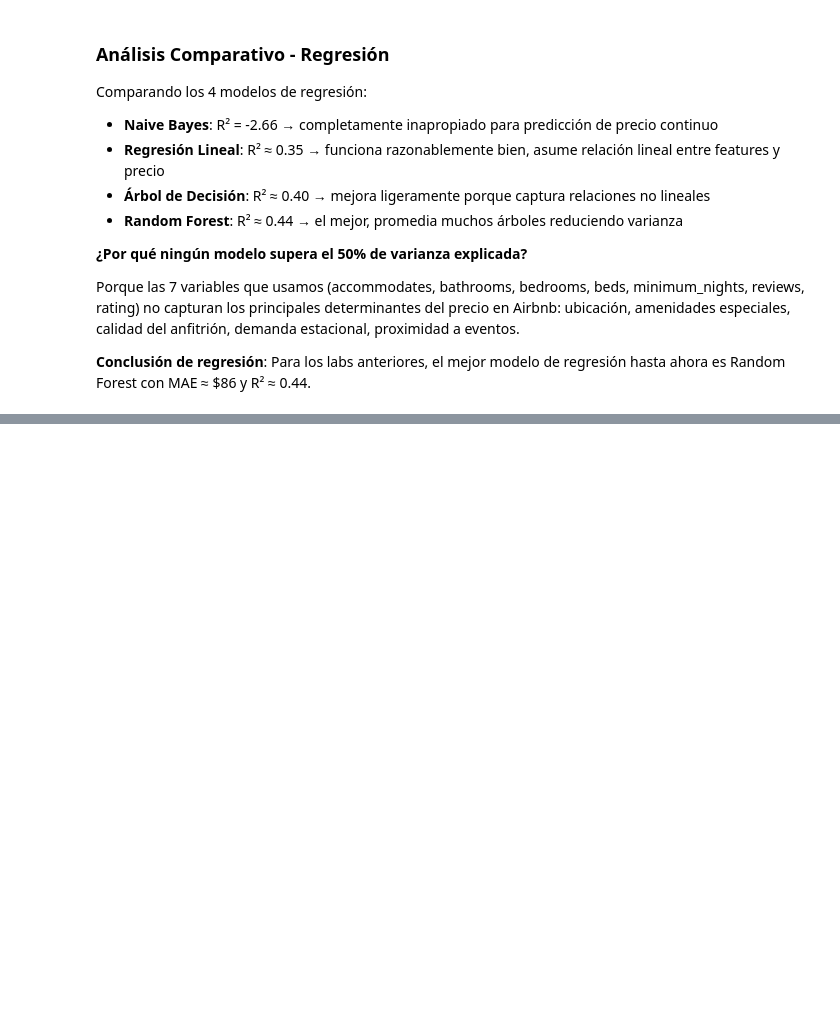
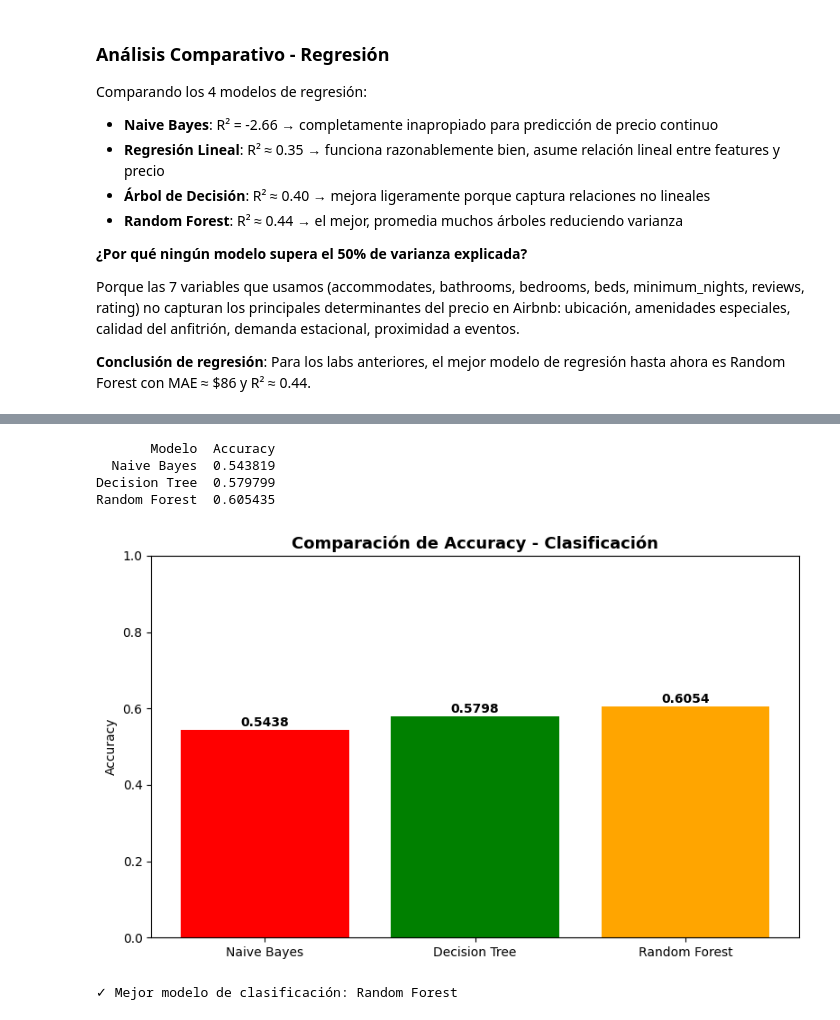
Before and after one commit to MiltonPolanco/Laboratorio05-Bayes-Ingenuo, a Jupyter notebook: lab05.ipynb, the cells around one changed output, grey strips where cells are left out. Saved outputs shown, nothing was run; the diff lists cells and outputs as text; code cells hidden in the pictures; blank space fills up the shorter version.

Commit message:
Comparacion con otros modelos y Analisis final

```diff
--- a/lab05.ipynb
+++ b/lab05.ipynb
@@ -610,0 +607,10 @@ Porque las 7 variables que usamos (accommodates, bathrooms, bedrooms, beds, mini
+# %%
+from sklearn.tree import DecisionTreeClassifier
+
+modelo_dt_clf = DecisionTreeClassifier(max_depth=4, random_state=42)
+modelo_dt_clf.fit(X_train, y_train)
+y_pred_dt_clf = modelo_dt_clf.predict(X_test)
+acc_dt_clf = accuracy_score(y_test, y_pred_dt_clf)
+
+print(f"Decision Tree Classifier - Accuracy: {acc_dt_clf:.4f}")
+print(classification_report(y_test, y_pred_dt_clf, target_names=['barata','media','cara']))
@@ -610,0 +628,10 @@ Porque las 7 variables que usamos (accommodates, bathrooms, bedrooms, beds, mini
+# %%
+from sklearn.ensemble import RandomForestClassifier
+
+modelo_rf_clf = RandomForestClassifier(n_estimators=100, max_depth=10, random_state=42)
+modelo_rf_clf.fit(X_train, y_train)
+y_pred_rf_clf = modelo_rf_clf.predict(X_test)
+acc_rf_clf = accuracy_score(y_test, y_pred_rf_clf)
+
+print(f"Random Forest Classifier - Accuracy: {acc_rf_clf:.4f}")
+print(classification_report(y_test, y_pred_rf_clf, target_names=['barata','media','cara']))
@@ -610,0 +649,29 @@ Porque las 7 variables que usamos (accommodates, bathrooms, bedrooms, beds, mini
+# %%
+acc_test = accuracy_score(y_test, pred_nb)
+
+comparacion_clf = pd.DataFrame({
+    'Modelo': ['Naive Bayes', 'Decision Tree', 'Random Forest'],
+    'Accuracy': [acc_test, acc_dt_clf, acc_rf_clf]
+})
+print(comparacion_clf.to_string(index=False))
+
+plt.figure(figsize=(8, 5))
+colores = ['red', 'green', 'orange']
+plt.bar(comparacion_clf['Modelo'], comparacion_clf['Accuracy'], color=colores)
+plt.title('Comparación de Accuracy - Clasificación', fontsize=13, fontweight='bold')
+plt.ylabel('Accuracy')
+plt.ylim(0, 1)
+for i, (m, acc) in enumerate(zip(comparacion_clf['Modelo'], comparacion_clf['Accuracy'])):
+    plt.text(i, acc + 0.01, f'{acc:.4f}', ha='center', fontweight='bold')
+plt.tight_layout()
+plt.show()
+
+mejor_clf = comparacion_clf.loc[comparacion_clf['Accuracy'].idxmax(), 'Modelo']
+print(f"\n✓ Mejor modelo de clasificación: {mejor_clf}")
+# %% [output]
+       Modelo  Accuracy
+  Naive Bayes  0.543819
+Decision Tree  0.579799
+Random Forest  0.605435
+[figure, added]
+✓ Mejor modelo de clasificación: Random Forest
```
Also changed, not shown: parts of 6 cells of this notebook.
